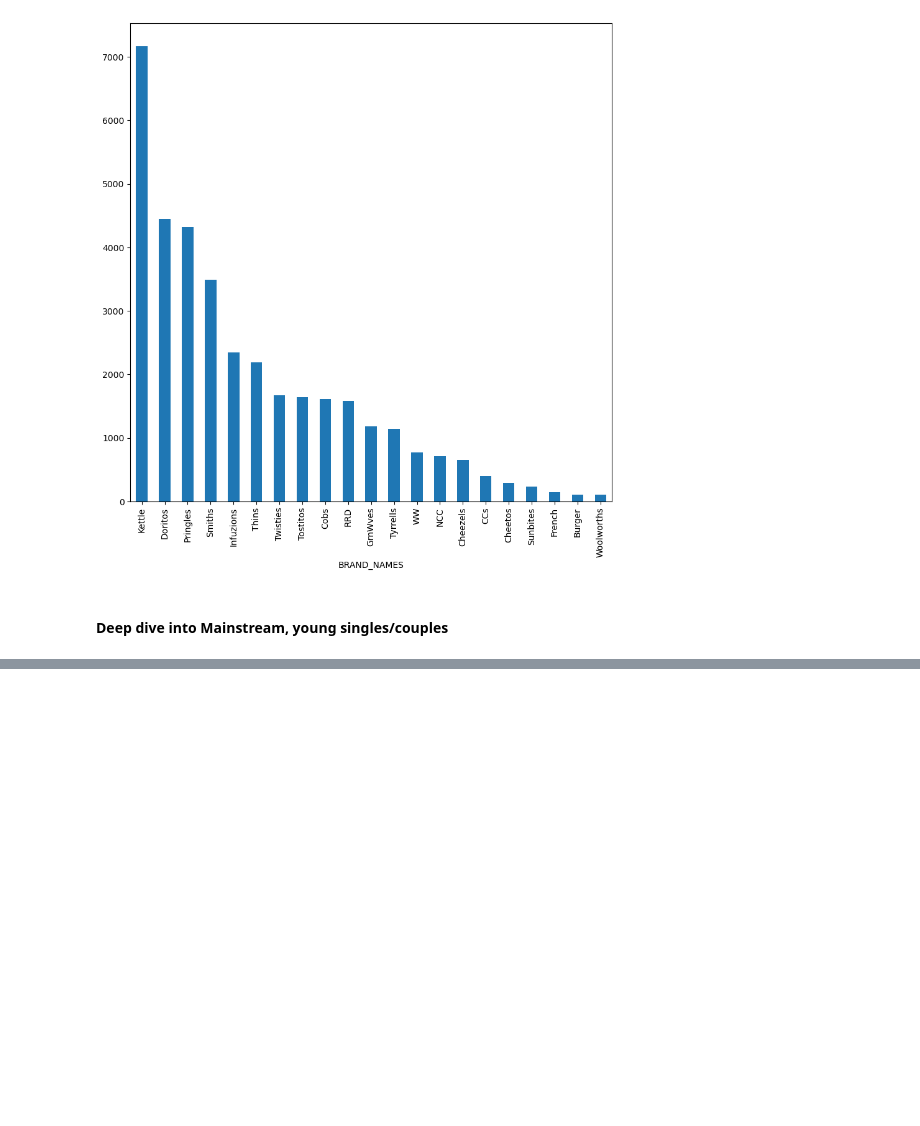
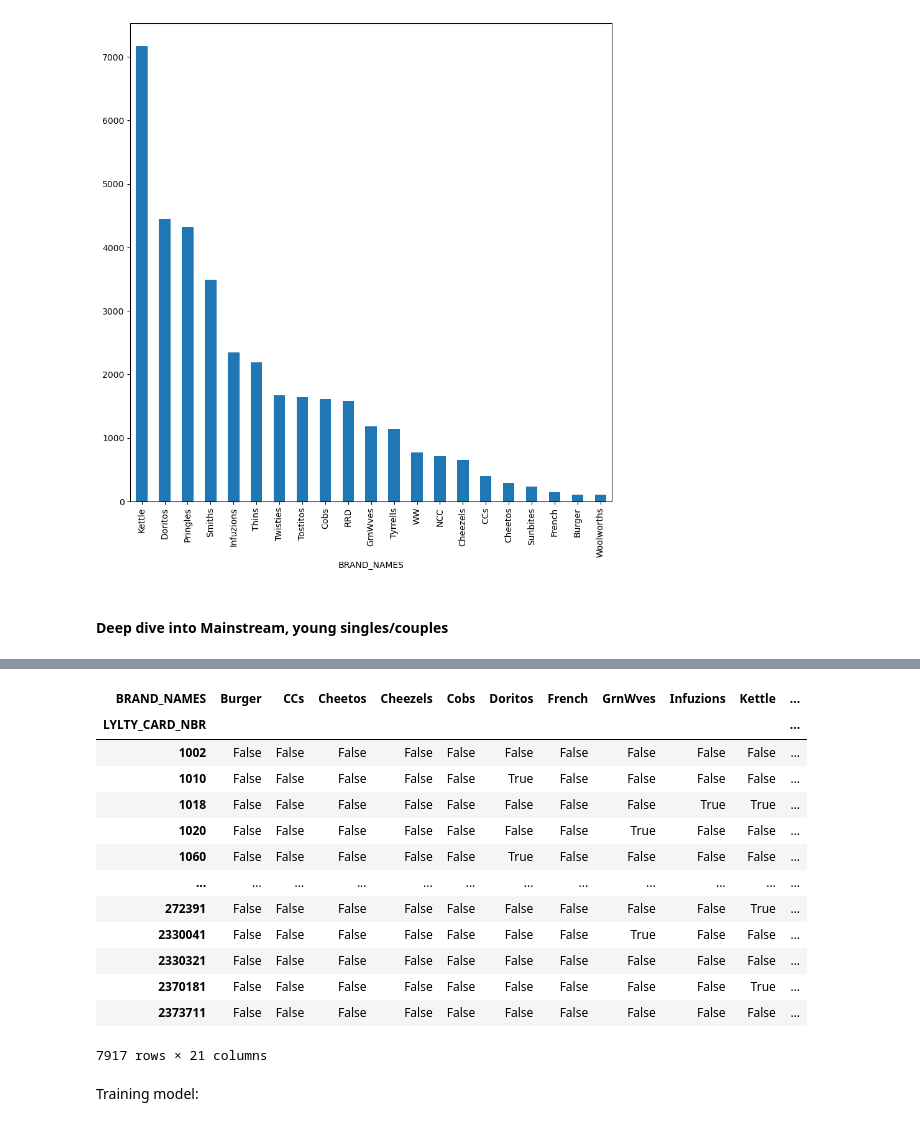
Before and after one commit to wtwarog92/quantium-customer-analytics, a Jupyter notebook: QVI_customer_analytics.ipynb, the cells around one changed output, grey strips where cells are left out. Saved outputs shown, nothing was run; the diff lists cells and outputs as text; code cells hidden in the pictures; blank space fills up the shorter version.

```diff
--- a/QVI_customer_analytics.ipynb
+++ b/QVI_customer_analytics.ipynb
@@ -604,0 +626,28 @@ TBC
+# %%
+#Converting all positive values to 1 and nagative to 0
+def covert_values(x):
+    if x <= 0:
+        return False
+    if x >= 1:
+        return True
+# %%
+
+mybasket = mybasket.applymap(covert_values) #Apply a function to a Dataframe elementwise
+mybasket
+# %% [output]
+| BRAND_NAMES | Burger | CCs | Cheetos | Cheezels | Cobs | Doritos | French | GrnWves | Infuzions | Kettle | ... |
+| LYLTY_CARD_NBR |  |  |  |  |  |  |  |  |  |  | ... |
+| 1002 | False | False | False | False | False | False | False | False | False | False | ... |
+| 1010 | False | False | False | False | False | True | False | False | False | False | ... |
+| 1018 | False | False | False | False | False | False | False | False | True | True | ... |
+| 1020 | False | False | False | False | False | False | False | True | False | False | ... |
+| 1060 | False | False | False | False | False | True | False | False | False | False | ... |
+| ... | ... | ... | ... | ... | ... | ... | ... | ... | ... | ... | ... |
+| 272391 | False | False | False | False | False | False | False | False | False | True | ... |
+| 2330041 | False | False | False | False | False | False | False | True | False | False | ... |
+| 2330321 | False | False | False | False | False | False | False | False | False | False | ... |
+| 2370181 | False | False | False | False | False | False | False | False | False | True | ... |
+| 2373711 | False | False | False | False | False | False | False | False | False | False | ... |
+7917 rows × 21 columns
+# %% [markdown]
+Training model:
```
Also changed, not shown: parts of 14 cells of this notebook, 1 other file.
